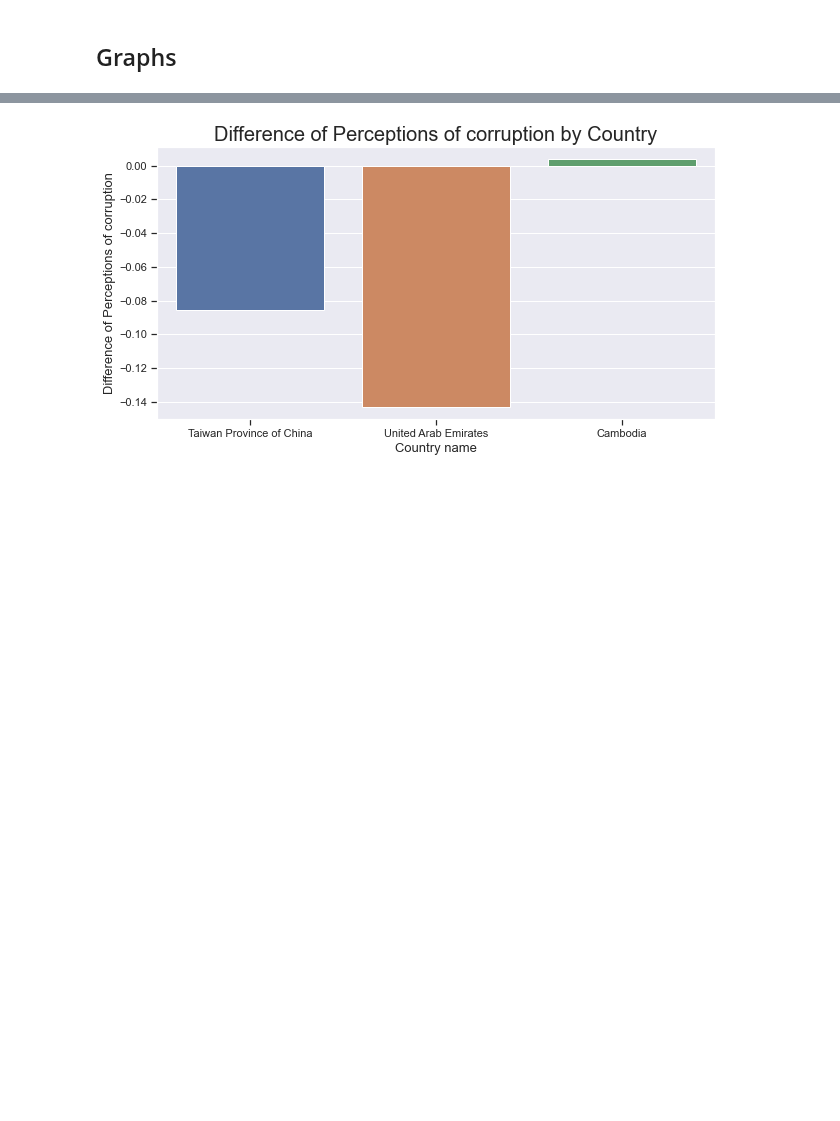
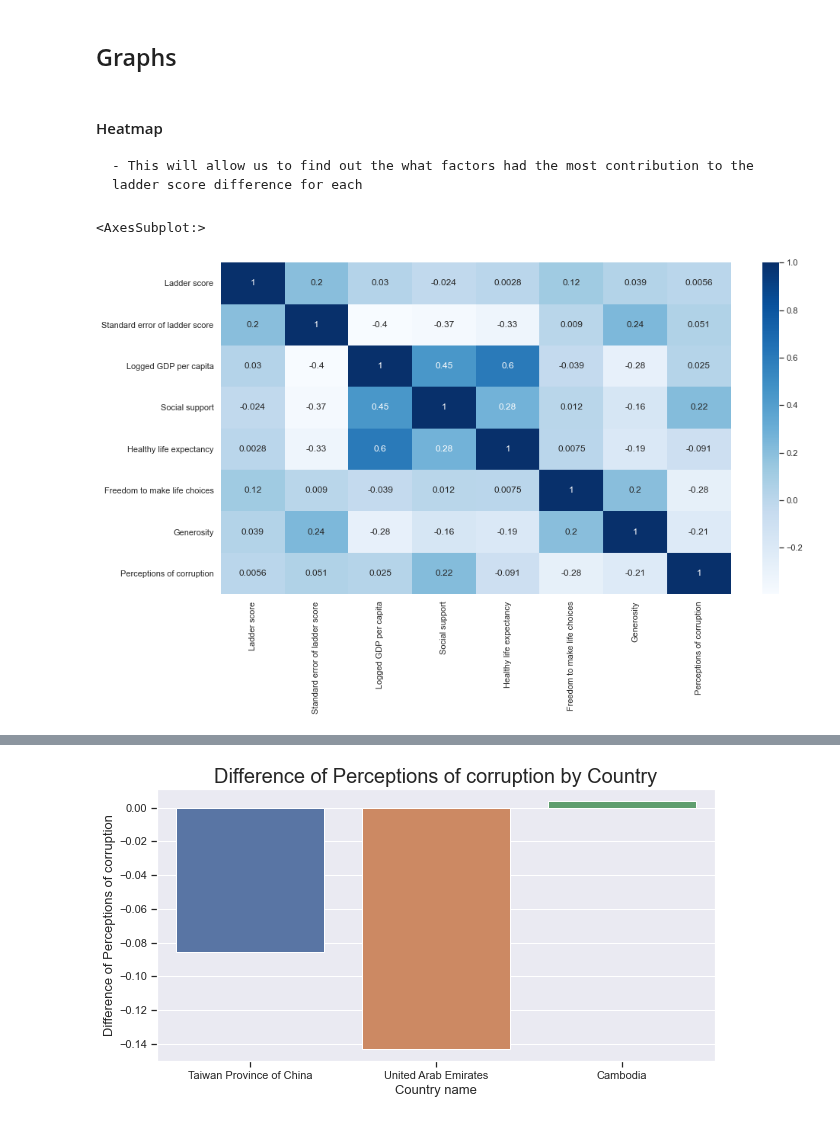
Before and after one commit to Shaheer02/World-Happiness-Report-2021-Analysis, a Jupyter notebook: analysis/submitted/milestone3.ipynb, the cells around one changed output, grey strips where cells are left out. Cells and saved outputs as stored; diff of their text form; code cells hidden in the pictures; blank space fills up the shorter version.

```diff
--- a/analysis/submitted/milestone3.ipynb
+++ b/analysis/submitted/milestone3.ipynb
@@ -972,3 +962,15 @@ def plotByDf(df1, df2, column, lst):
     sns.barplot(data=getDF(df2021,df2020,column,lst), x='Country name',y='Difference of '+column).set_title('Difference of '+column+' by Country',fontsize=20)
 # %% [markdown]
 ## Graphs
+# %% [markdown]
+#### Heatmap
+    - This will allow us to find out the what factors had the most contribution to the ladder score difference for each
+# %%
+dfSubtracted= df2021.loc[:,'Ladder score':].subtract(df2020.loc[:,'Ladder score':])
+sns.set(rc = {'figure.figsize':(15,8)})
+sns.heatmap(dfSubtracted.corr(), annot=True, cmap='Blues')
+
+# Ladder score difference has a positive correlation with the differences of Logged GDP per capita, Healthy life expectancy, Freedom to make life choices, Generosity, and Perception of corruption
+# %% [output]
+<AxesSubplot:>
+[figure, added]
```
Also changed, not shown: parts of 13 cells of this notebook, 4 other files.
